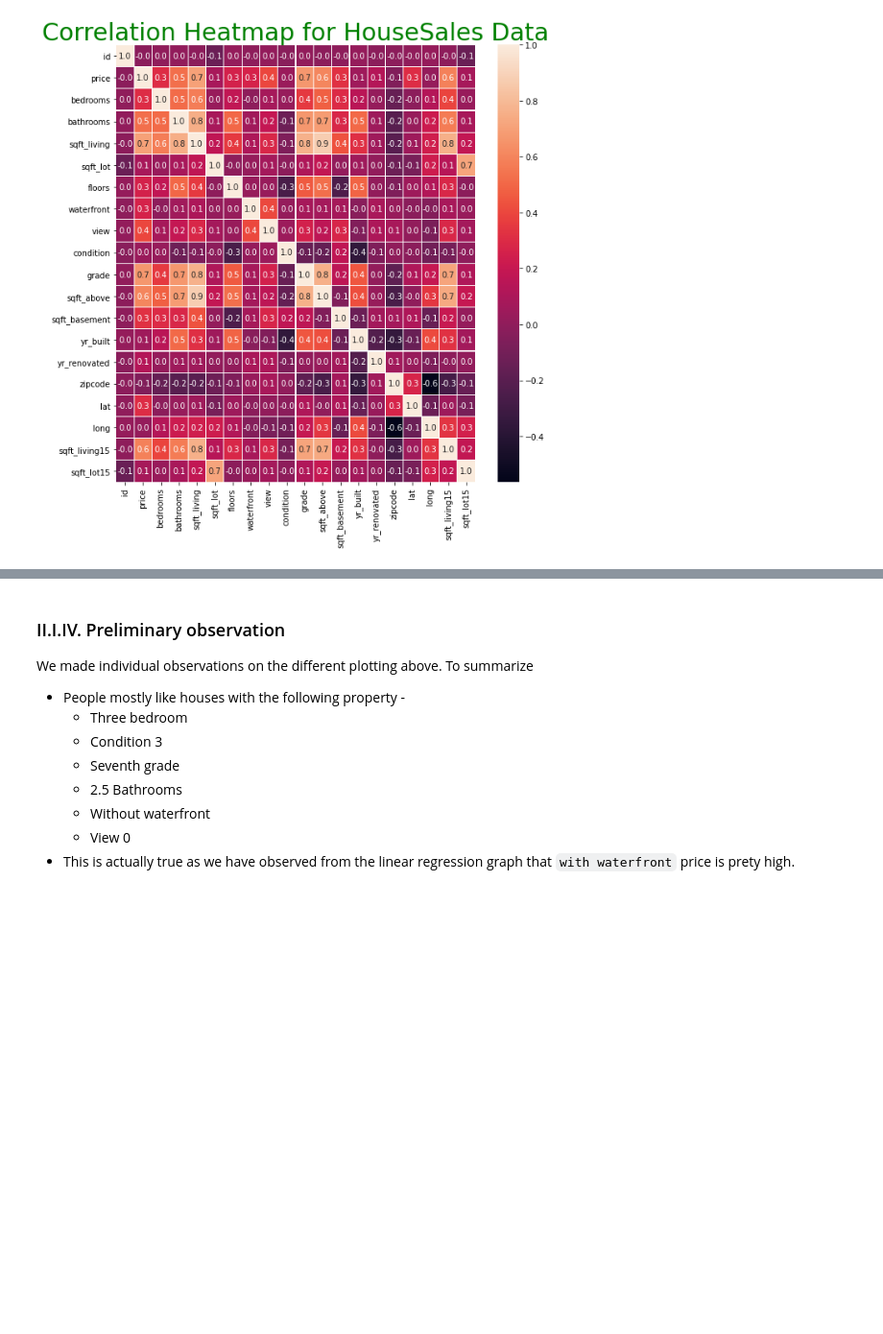
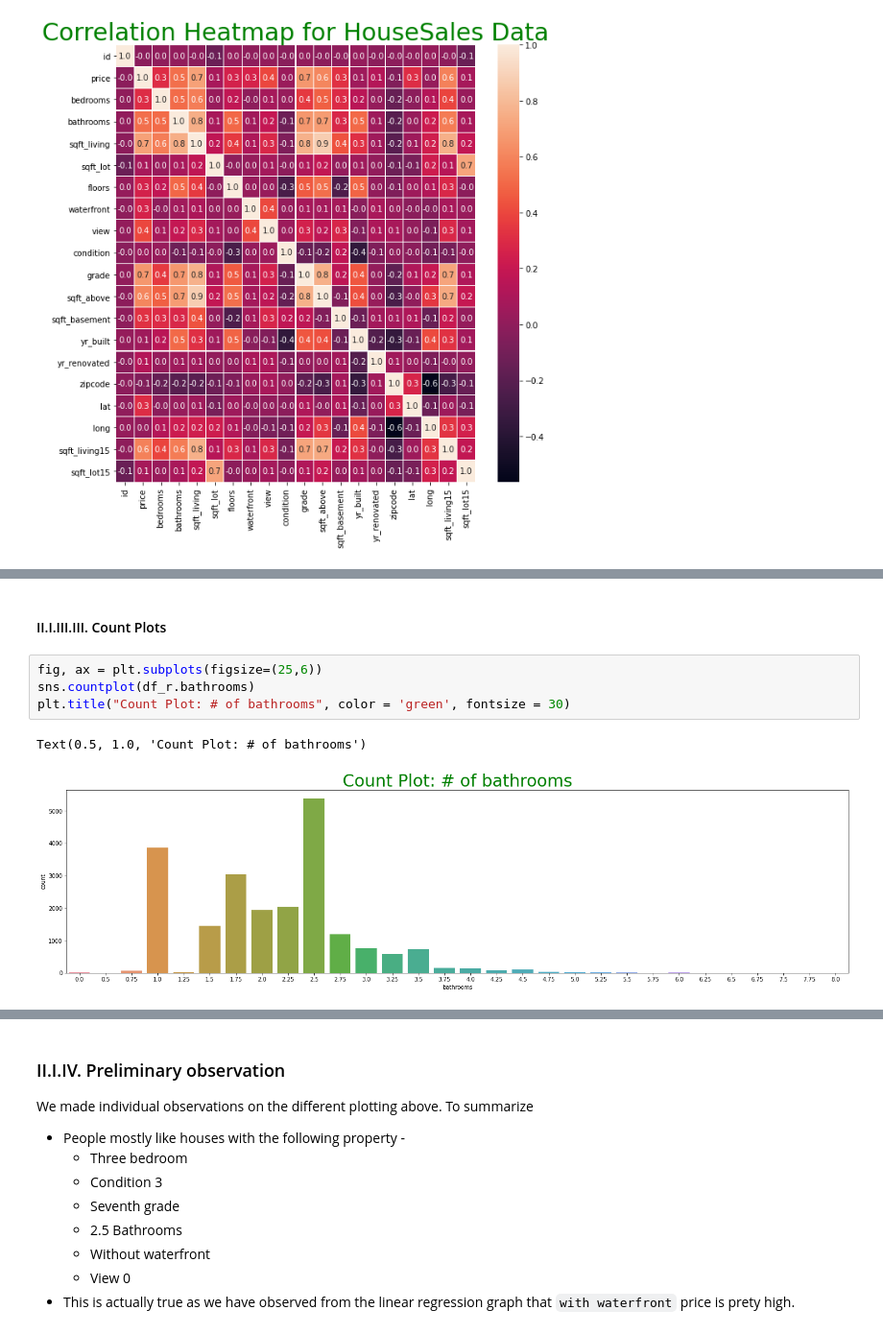
Before and after one commit to biqar/Fall-2020-ITCS-8156-MachineLearning, a Jupyter notebook: programming_assignments/3_Neural-Networks/Assign3.ipynb, the cells around one changed output, grey strips where cells are left out. Shown at 96% size. Drawn from its saved outputs; the diff is of its cells as text; blank space fills up the shorter version.

```diff
--- a/programming_assignments/3_Neural-Networks/Assign3.ipynb
+++ b/programming_assignments/3_Neural-Networks/Assign3.ipynb
@@ -189,0 +215,9 @@ plt.show()
+# %% [markdown]
+#### II.I.III.III. Count Plots
+# %%
+fig, ax = plt.subplots(figsize=(25,6))
+sns.countplot(df_r.bathrooms)
+plt.title("Count Plot: # of bathrooms", color = 'green', fontsize = 30)
+# %% [output]
+Text(0.5, 1.0, 'Count Plot: # of bathrooms')
+[figure, added]
```
Also changed, not shown: parts of 103 cells of this notebook.
